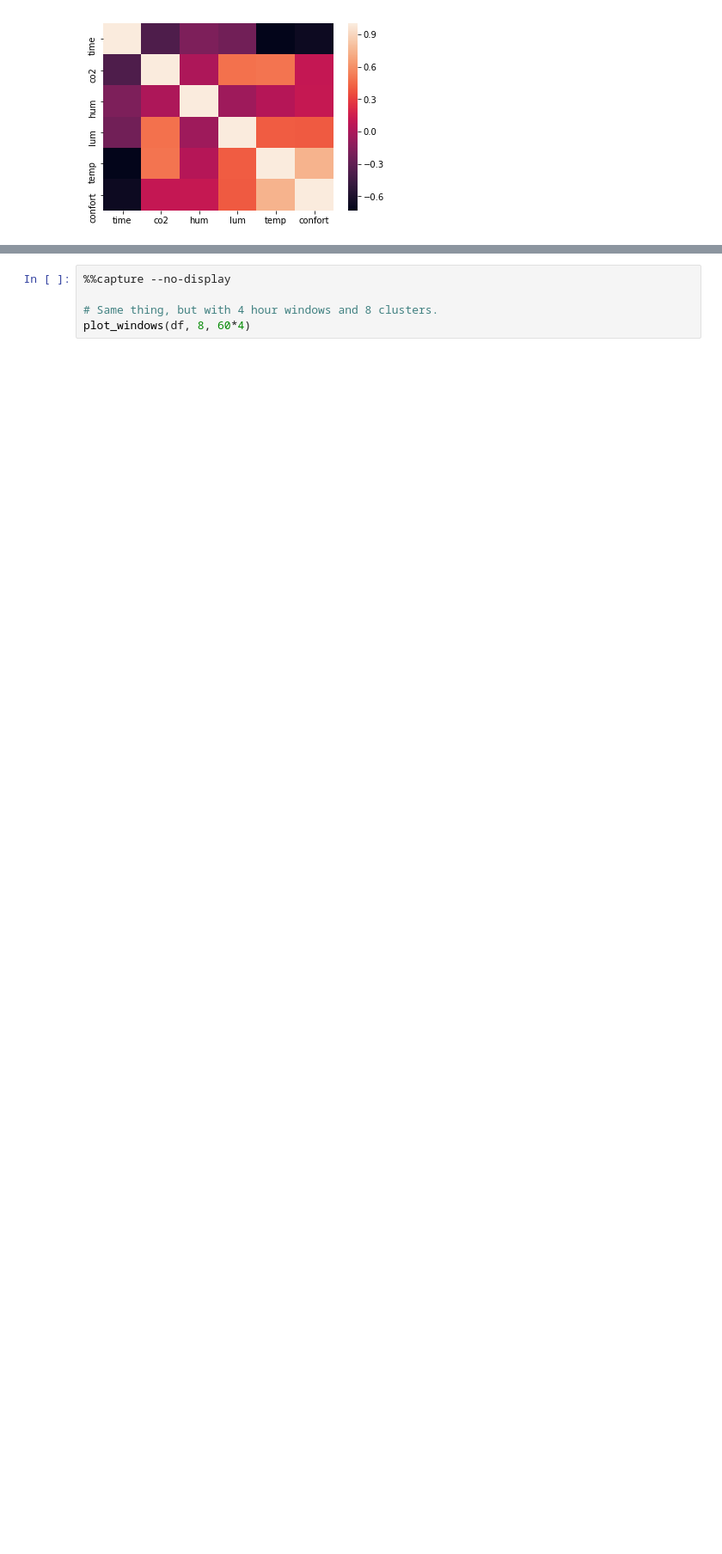
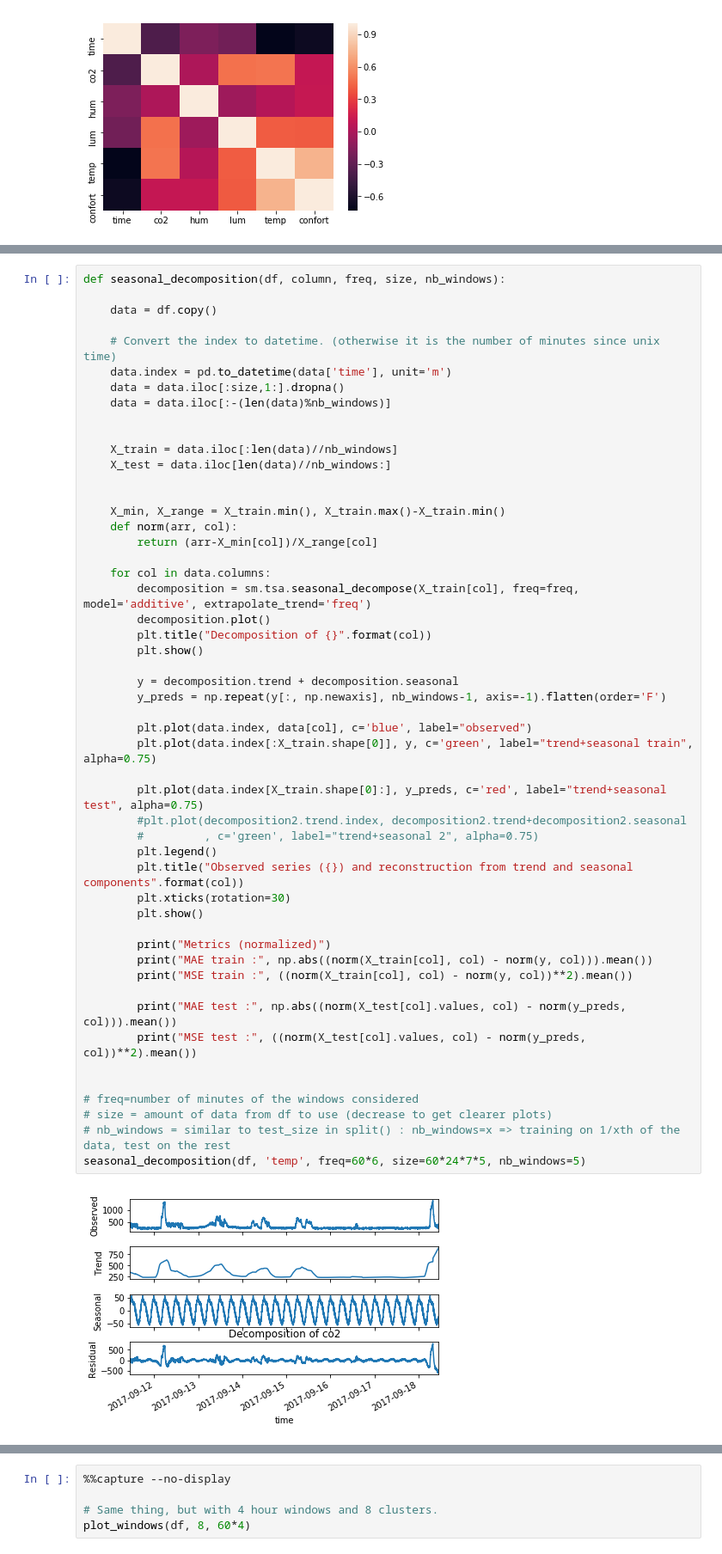
Before and after one commit to pPomCo/DC_GroupeA, a Jupyter notebook: workspace/notebooks/Exploration.ipynb, the cells around one changed output, grey strips where cells are left out. Shown at 86% size. Saved outputs shown, nothing was run; the diff lists cells and outputs as text; blank space fills up the shorter version.

```diff
--- a/workspace/notebooks/Exploration.ipynb
+++ b/workspace/notebooks/Exploration.ipynb
@@ -153,0 +160,53 @@ Looks weird...
+# %%
+def seasonal_decomposition(df, column, freq, size, nb_windows):
+
+    data = df.copy()
+
+    # Convert the index to datetime. (otherwise it is the number of minutes since unix time)
+    data.index = pd.to_datetime(data['time'], unit='m')
+    data = data.iloc[:size,1:].dropna()
+    data = data.iloc[:-(len(data)%nb_windows)]
+
+
+    X_train = data.iloc[:len(data)//nb_windows]
+    X_test = data.iloc[len(data)//nb_windows:]
+
+
+    X_min, X_range = X_train.min(), X_train.max()-X_train.min()
+    def norm(arr, col):
+        return (arr-X_min[col])/X_range[col]
+
+    for col in data.columns:
+        decomposition = sm.tsa.seasonal_decompose(X_train[col], freq=freq, model='additive', extrapolate_trend='freq')
+        decomposition.plot()
+        plt.title("Decomposition of {}".format(col))
+        plt.show()
+
+        y = decomposition.trend + decomposition.seasonal
+        y_preds = np.repeat(y[:, np.newaxis], nb_windows-1, axis=-1).flatten(order='F')
+
+        plt.plot(data.index, data[col], c='blue', label="observed")
+        plt.plot(data.index[:X_train.shape[0]], y, c='green', label="trend+seasonal train", alpha=0.75)
+
+        plt.plot(data.index[X_train.shape[0]:], y_preds, c='red', label="trend+seasonal test", alpha=0.75)
+        #plt.plot(decomposition2.trend.index, decomposition2.trend+decomposition2.seasonal
+        #         , c='green', label="trend+seasonal 2", alpha=0.75)
+        plt.legend()
+        plt.title("Observed series ({}) and reconstruction from trend and seasonal components".format(col))
+        plt.xticks(rotation=30)
+        plt.show()
+
+        print("Metrics (normalized)")
+        print("MAE train :", np.abs((norm(X_train[col], col) - norm(y, col))).mean())
+        print("MSE train :", ((norm(X_train[col], col) - norm(y, col))**2).mean())
+
+        print("MAE test :", np.abs((norm(X_test[col].values, col) - norm(y_preds, col))).mean())
+        print("MSE test :", ((norm(X_test[col].values, col) - norm(y_preds, col))**2).mean())
+
+
+# freq=number of minutes of the windows considered
+# size = amount of data from df to use (decrease to get clearer plots)
+# nb_windows = similar to test_size in split() : nb_windows=x => training on 1/xth of the data, test on the rest
+seasonal_decomposition(df, 'temp', freq=60*6, size=60*24*7*5, nb_windows=5)
+# %% [output]
+[figure, added]
```
Also changed, not shown: parts of 3 cells of this notebook.
